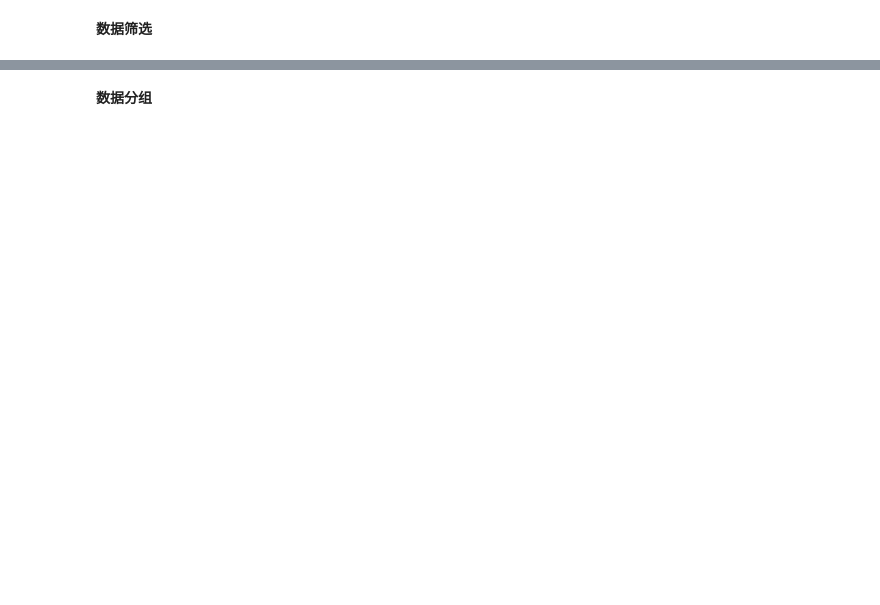
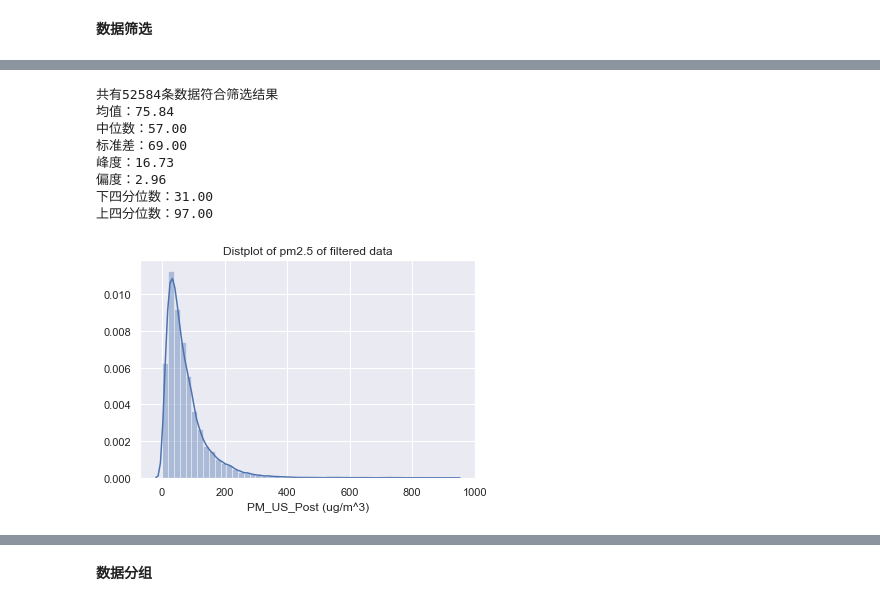
Before and after one commit to bupt3061/DataScience, a Jupyter notebook: PracticalProjects/01_中国五城市PM2.5分析.ipynb, the cells around one changed output, grey strips where cells are left out. Drawn from its saved outputs; the diff is of its cells as text; code cells hidden in the pictures; blank space fills up the shorter version.

```diff
--- a/PracticalProjects/01_中国五城市PM2.5分析.ipynb
+++ b/PracticalProjects/01_中国五城市PM2.5分析.ipynb
@@ -394,0 +417,12 @@ data_filtered = reading_stats(data, ['city == "Beijing"'])
+# %%
+data_filtered_sy = reading_stats(data, ['city == "Shenyang"', ])
+# %% [output]
+共有52584条数据符合筛选结果
+均值：75.84
+中位数：57.00
+标准差：69.00
+峰度：16.73
+偏度：2.96
+下四分位数：31.00
+上四分位数：97.00
+[figure, added]
```
Also changed, not shown: parts of 18 cells of this notebook.
